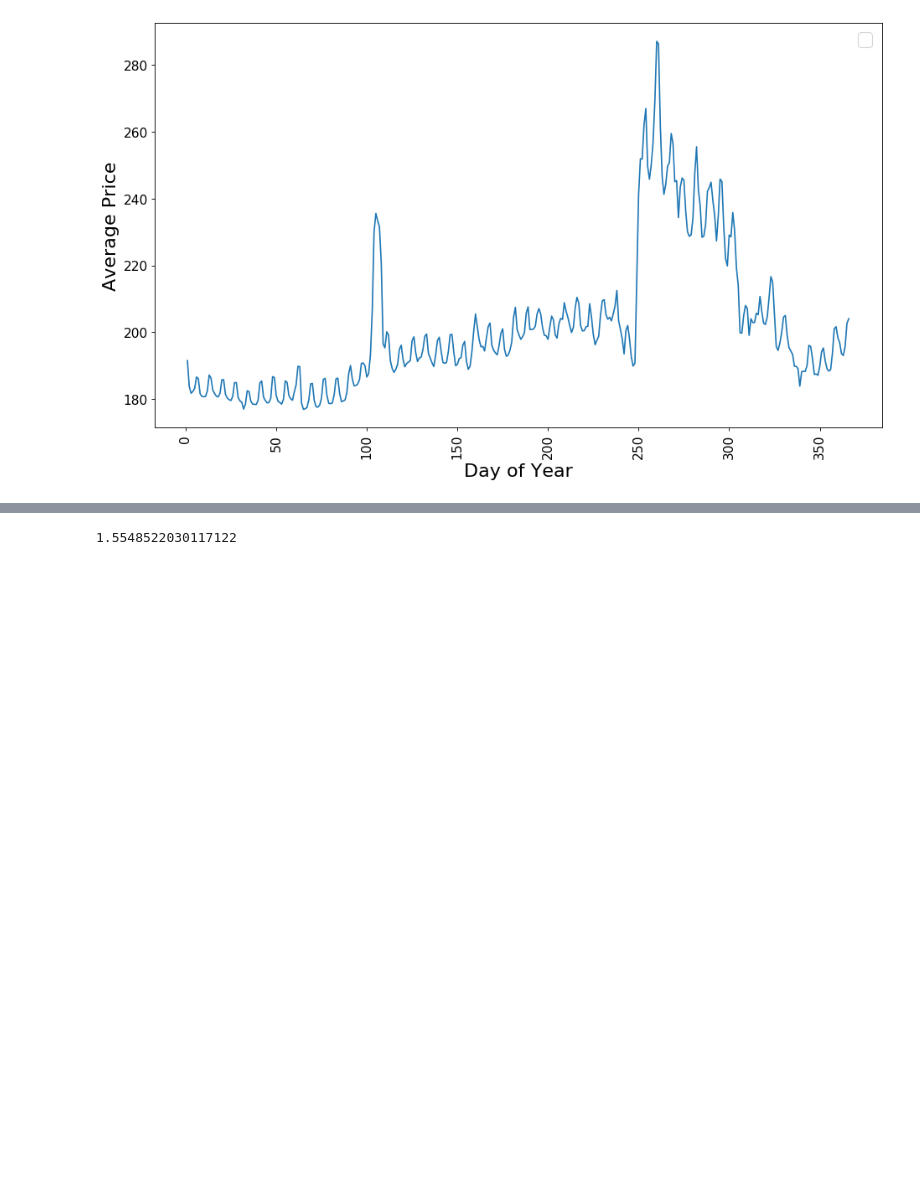
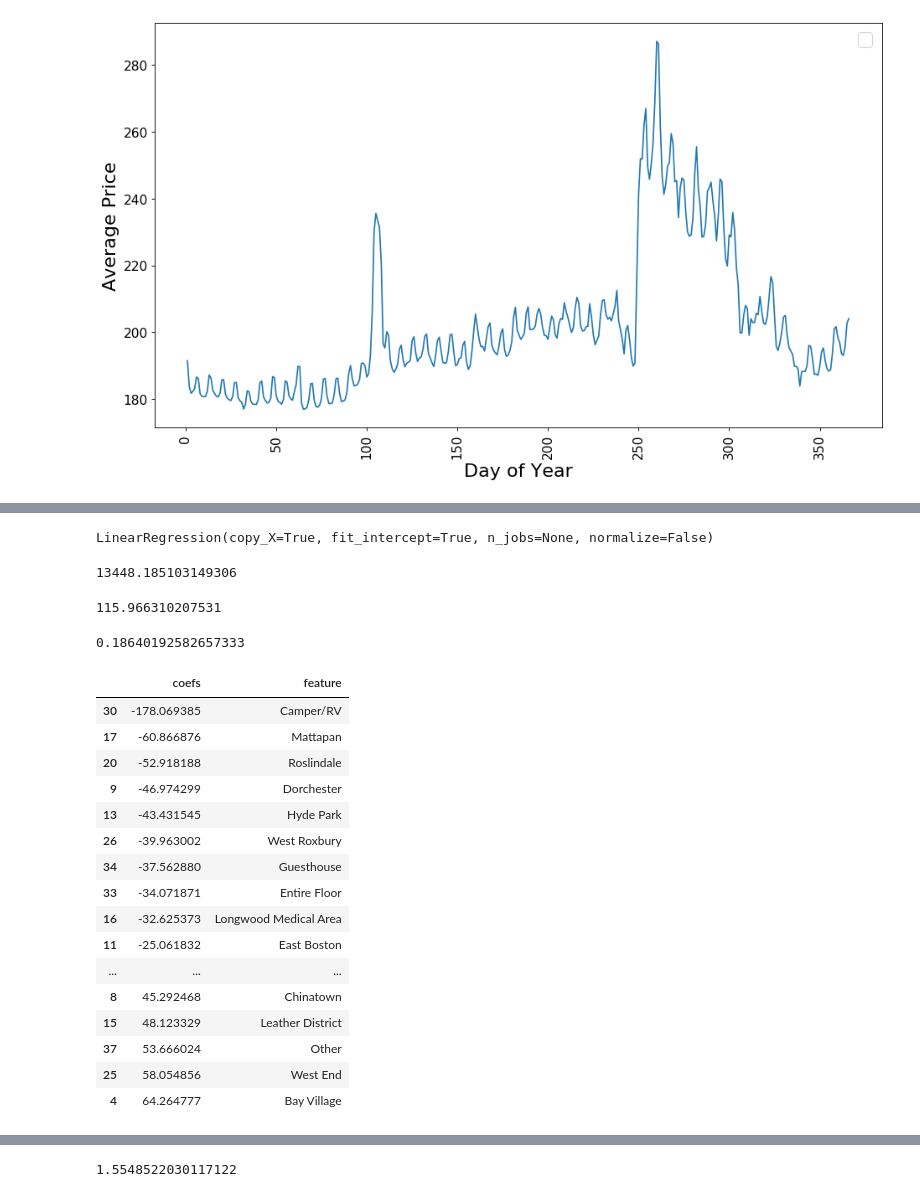
Before and after one commit to stephenparvaresh/Project_One_Boston_AirBnB, a Jupyter notebook: Boston_AirBnB_Notebook.ipynb, the cells around one changed output, grey strips where cells are left out. Cells and saved outputs as stored; diff of their text form; code cells hidden in the pictures; blank space fills up the shorter version.

```diff
--- a/Boston_AirBnB_Notebook.ipynb
+++ b/Boston_AirBnB_Notebook.ipynb
@@ -629,0 +642,16 @@ No handles with labels found to put in legend.
+# %%
+features_list = boston[['day_of_year', 'beds', 'calendar_price']]
+# %%
+# Make dummies for any categorical variable
+for categorical_feature in ['neighbourhood_cleansed', 'property_type', 'room_type', 'bed_type']:
+    features_list = pd.concat([features_list, pd.get_dummies(boston[categorical_feature])], axis=1)
+# %%
+# Fill any missing values with the median for that column
+for col in features_list.columns[features_list.isnull().any()]:
+    features_list[col] = features_list[col].fillna(features_list[col].median())
+# %%
+clf = LinearRegression()
+y = features_list['calendar_price']
+clf.fit(features_list.drop('calendar_price', axis='columns'), y)
+# %% [output]
+LinearRegression(copy_X=True, fit_intercept=True, n_jobs=None, normalize=False)
@@ -629,0 +660,40 @@ No handles with labels found to put in legend.
+# %%
+mse = sklearn.metrics.mean_squared_error(y, y_pred)
+mse
+# %% [output]
+13448.185103149306
+# %%
+root_mse = mse**(1/2)
+root_mse
+# %% [output]
+115.966310207531
+# %%
+r_squared = sklearn.metrics.r2_score(y, y_pred)
+r_squared
+# %% [output]
+0.18640192582657333
+# %%
+# Print coefficients of each feature
+
+coefs = list(zip(clf.coef_, features_list.drop('calendar_price', axis='columns')))
+coefs = pd.DataFrame(coefs, columns = ['coefs', 'feature'])
+coefs = coefs.sort_values(by = 'coefs')
+coefs
+# %% [output]
+|  | coefs | feature |
+| 30 | -178.069385 | Camper/RV |
+| 17 | -60.866876 | Mattapan |
+| 20 | -52.918188 | Roslindale |
+| 9 | -46.974299 | Dorchester |
+| 13 | -43.431545 | Hyde Park |
+| 26 | -39.963002 | West Roxbury |
+| 34 | -37.562880 | Guesthouse |
+| 33 | -34.071871 | Entire Floor |
+| 16 | -32.625373 | Longwood Medical Area |
+| 11 | -25.061832 | East Boston |
+| ... | ... | ... |
+| 8 | 45.292468 | Chinatown |
+| 15 | 48.123329 | Leather District |
+| 37 | 53.666024 | Other |
+| 25 | 58.054856 | West End |
+| 4 | 64.264777 | Bay Village |
```
Also changed, not shown: parts of 18 cells of this notebook.
